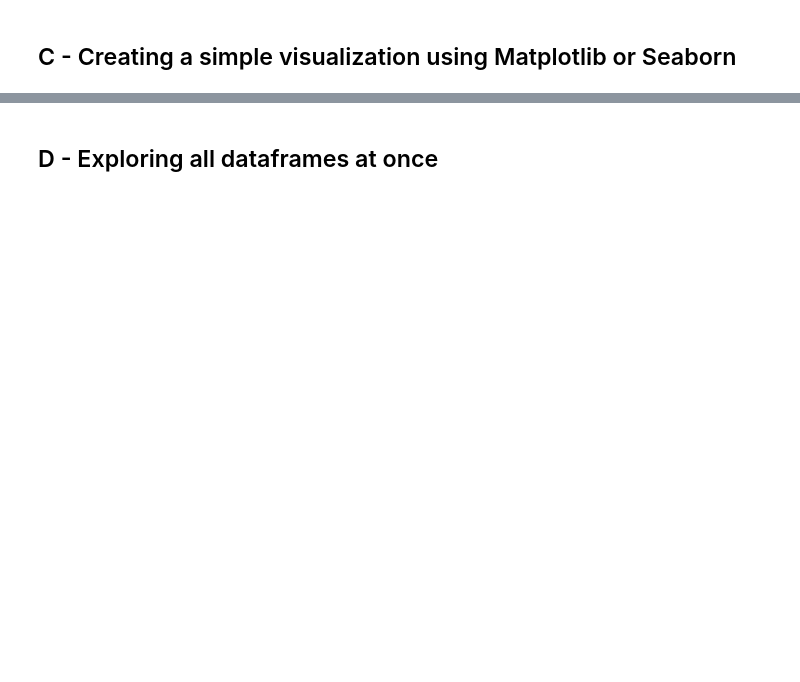
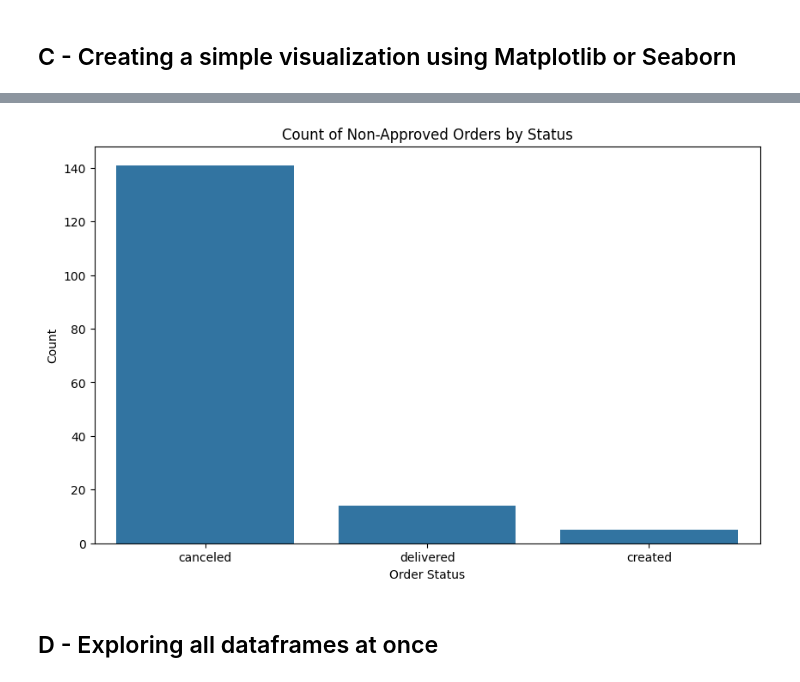
Before and after one commit to Jaddevvv/Head-of-Data-101-course, a Jupyter notebook: notebooks/hod-olist-analysis.ipynb, the cells around one changed output, grey strips where cells are left out. Drawn from its saved outputs; the diff is of its cells as text; code cells hidden in the pictures; blank space fills up the shorter version.

```diff
--- a/notebooks/hod-olist-analysis.ipynb
+++ b/notebooks/hod-olist-analysis.ipynb
@@ -106,7 +199,15 @@ df_sellers = 'your code here'
 # %%
 # Creating a simple plot with seaborn: count of non-approved orders by status
 
-'your code here'
+plt.figure(figsize=(10, 6))
+sns.barplot(x=null_orders_valuecounts.index,
+            y=null_orders_valuecounts.values)
+plt.title('Count of Non-Approved Orders by Status')
+plt.xlabel('Order Status')
+plt.ylabel('Count')
+plt.show()
+# %% [output]
+[figure, added]
 # %% [markdown]
 ## D - Exploring all dataframes at once
 # %%
```
Also changed, not shown: parts of 30 cells of this notebook, 1 other file.
